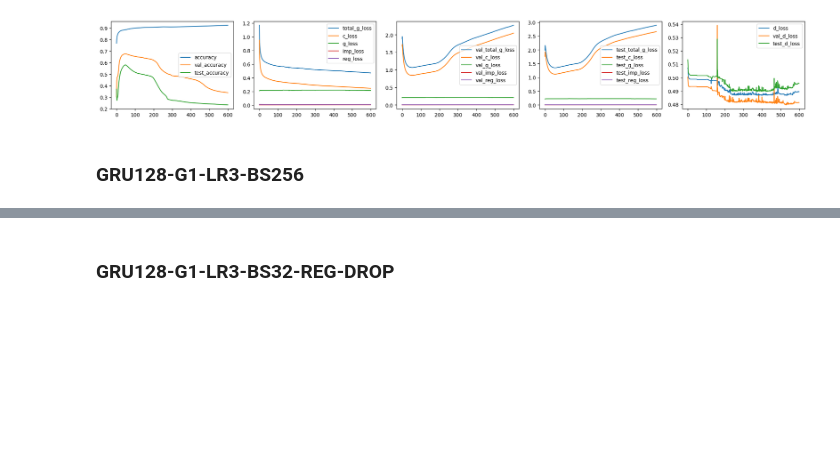
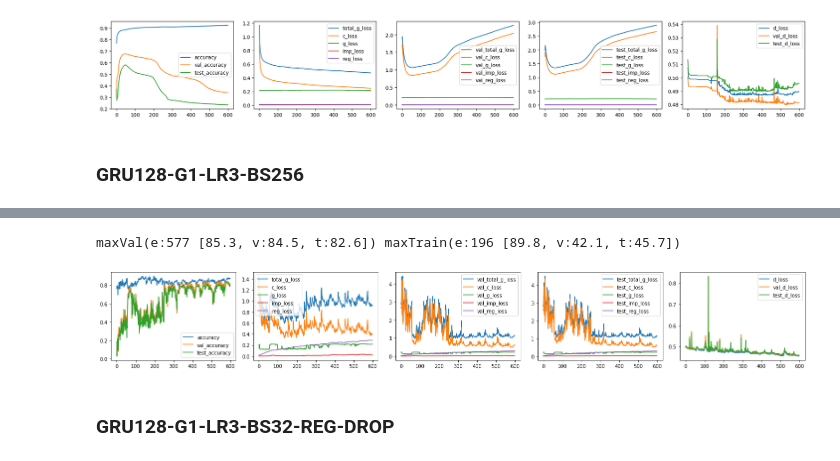
Before and after one commit to dnldsht/AJ-RNN, a Jupyter notebook: res.ipynb, the cells around one changed output, grey strips where cells are left out. Drawn from its saved outputs; the diff is of its cells as text; code cells hidden in the pictures; blank space fills up the shorter version.

Commit message:
test: week 48 res

```diff
--- a/res.ipynb
+++ b/res.ipynb
@@ -128,4 +132,9 @@ plot_all(get_metrics('results/week48/GRU128-G1-LR3-BS256-REG-DROP/seed89')) # im
 [figure]
+# %%
+plot_all(get_metrics('results/week48/GRU128-G1-LR3-BS256-REG-DROP/seed196')) # imac
+# %% [output]
+maxVal(e:577 [85.3, v:84.5, t:82.6]) maxTrain(e:196 [89.8, v:42.1, t:45.7])
+[figure, added]
 # %% [markdown]
 ### GRU128-G1-LR3-BS32-REG-DROP
 # %%
```
Also changed, not shown: parts of 9 cells of this notebook, 7 other files.
